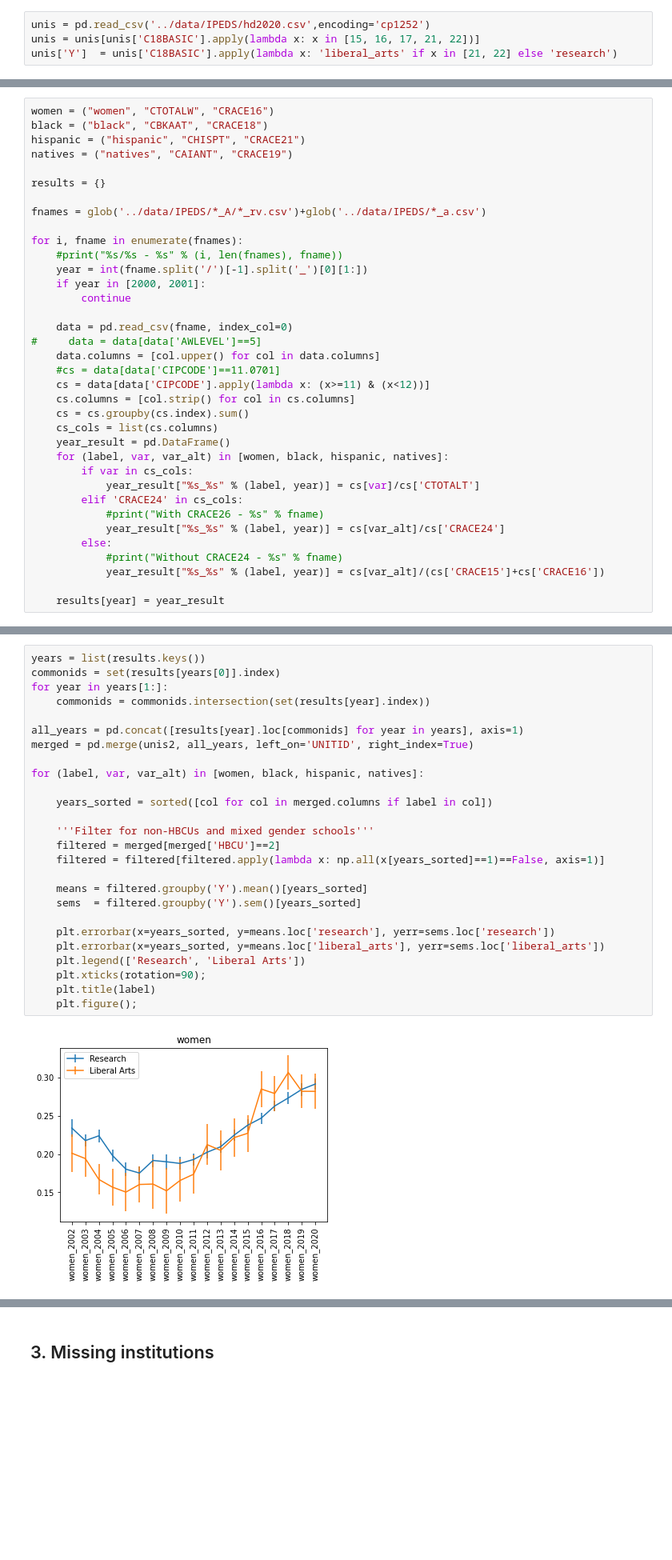
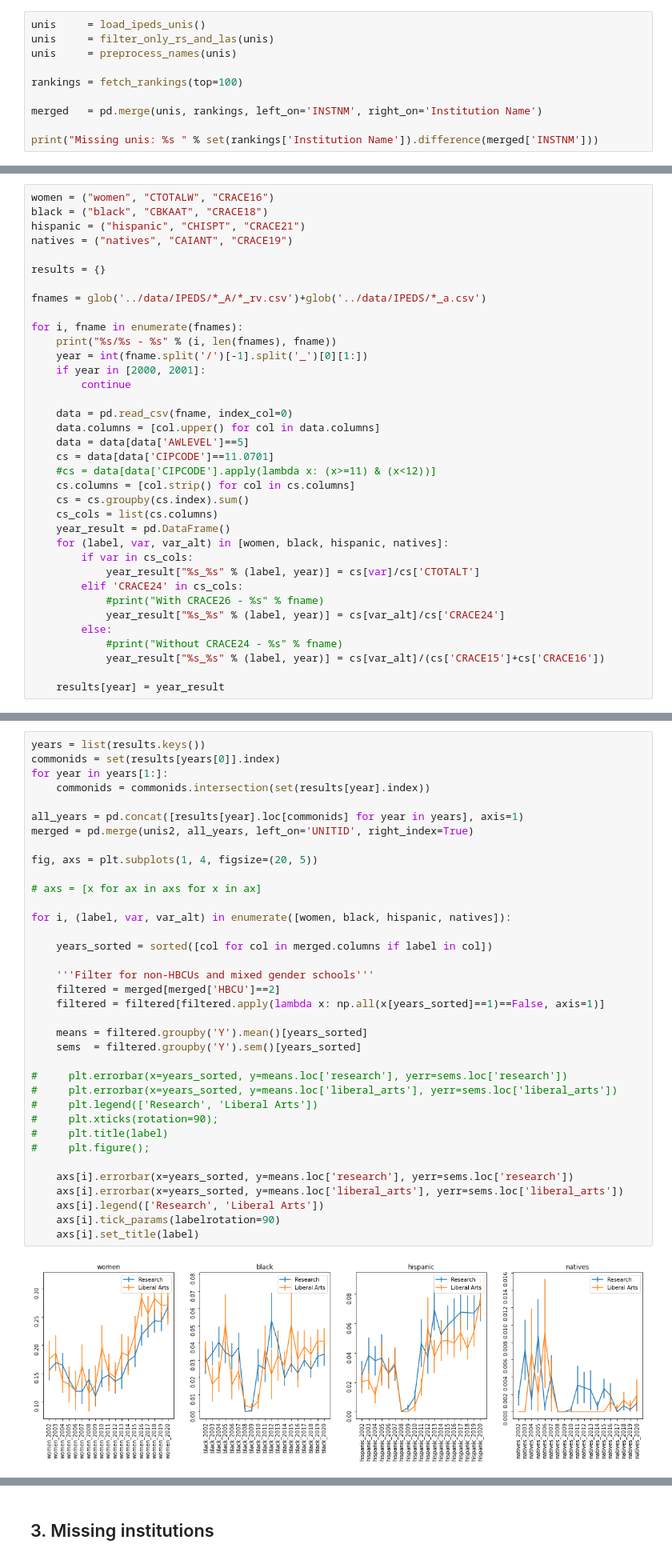
Before and after one commit to jmasontaylor/Education, a Jupyter notebook: src/Diversity in CS at Liberal Arts vs. Research Unis.ipynb, the cells around one changed output, grey strips where cells are left out. Shown at 80% size. Drawn from its saved outputs; the diff is of its cells as text; blank space fills up the shorter version.

Commit message:
Making sure only undergraduate degrees were being counted + Refactoring code

```diff
--- a/src/Diversity in CS at Liberal Arts vs. Research Unis.ipynb
+++ b/src/Diversity in CS at Liberal Arts vs. Research Unis.ipynb
@@ -17,4 +47,10 @@ import numpy as np
 # %%
-unis = pd.read_csv('../data/IPEDS/hd2020.csv',encoding='cp1252')
-unis = unis[unis['C18BASIC'].apply(lambda x: x in [15, 16, 17, 21, 22])]
-unis['Y']  = unis['C18BASIC'].apply(lambda x: 'liberal_arts' if x in [21, 22] else 'research')
+unis     = load_ipeds_unis()
+unis     = filter_only_rs_and_las(unis)
+unis     = preprocess_names(unis)
+
+rankings = fetch_rankings(top=100)
+
+merged   = pd.merge(unis, rankings, left_on='INSTNM', right_on='Institution Name')
+
+print("Missing unis: %s " % set(rankings['Institution Name']).difference(merged['INSTNM']))
@@ -63,16 +89,16 @@ results = {}
 fnames = glob('../data/IPEDS/*_A/*_rv.csv')+glob('../data/IPEDS/*_a.csv')
 
 for i, fname in enumerate(fnames):
-    #print("%s/%s - %s" % (i, len(fnames), fname))
+    print("%s/%s - %s" % (i, len(fnames), fname))
     year = int(fname.split('/')[-1].split('_')[0][1:])
     if year in [2000, 2001]:
         continue
 
     data = pd.read_csv(fname, index_col=0)
-#     data = data[data['AWLEVEL']==5]
     data.columns = [col.upper() for col in data.columns]
-    #cs = data[data['CIPCODE']==11.0701]
-    cs = data[data['CIPCODE'].apply(lambda x: (x>=11) & (x<12))]
+    data = data[data['AWLEVEL']==5]
+    cs = data[data['CIPCODE']==11.0701]
+    #cs = data[data['CIPCODE'].apply(lambda x: (x>=11) & (x<12))]
     cs.columns = [col.strip() for col in cs.columns]
     cs = cs.groupby(cs.index).sum()
     cs_cols = list(cs.columns)
@@ -93,28 +141,38 @@ for i, fname in enumerate(fnames):
 # %%
 years = list(results.keys())
 commonids = set(results[years[0]].index)
 for year in years[1:]:
     commonids = commonids.intersection(set(results[year].index))
 
 all_years = pd.concat([results[year].loc[commonids] for year in years], axis=1)
 merged = pd.merge(unis2, all_years, left_on='UNITID', right_index=True)
 
-for (label, var, var_alt) in [women, black, hispanic, natives]:
+fig, axs = plt.subplots(1, 4, figsize=(20, 5))
+
+# axs = [x for ax in axs for x in ax]
+
+for i, (label, var, var_alt) in enumerate([women, black, hispanic, natives]):
 
     years_sorted = sorted([col for col in merged.columns if label in col])
 
     '''Filter for non-HBCUs and mixed gender schools'''
     filtered = merged[merged['HBCU']==2]
     filtered = filtered[filtered.apply(lambda x: np.all(x[years_sorted]==1)==False, axis=1)]
 
     means = filtered.groupby('Y').mean()[years_sorted]
     sems  = filtered.groupby('Y').sem()[years_sorted]
 
-    plt.errorbar(x=years_sorted, y=means.loc['research'], yerr=sems.loc['research'])
-    plt.errorbar(x=years_sorted, y=means.loc['liberal_arts'], yerr=sems.loc['liberal_arts'])
-    plt.legend(['Research', 'Liberal Arts'])
-    plt.xticks(rotation=90);
-    plt.title(label)
-    plt.figure();
+#     plt.errorbar(x=years_sorted, y=means.loc['research'], yerr=sems.loc['research'])
+#     plt.errorbar(x=years_sorted, y=means.loc['liberal_arts'], yerr=sems.loc['liberal_arts'])
+#     plt.legend(['Research', 'Liberal Arts'])
+#     plt.xticks(rotation=90);
+#     plt.title(label)
+#     plt.figure();
+
+    axs[i].errorbar(x=years_sorted, y=means.loc['research'], yerr=sems.loc['research'])
+    axs[i].errorbar(x=years_sorted, y=means.loc['liberal_arts'], yerr=sems.loc['liberal_arts'])
+    axs[i].legend(['Research', 'Liberal Arts'])
+    axs[i].tick_params(labelrotation=90)
+    axs[i].set_title(label)
 # %% [output]
-[figure, old version]
+[figure, new version]
```
Also changed, not shown: parts of 11 cells of this notebook.
